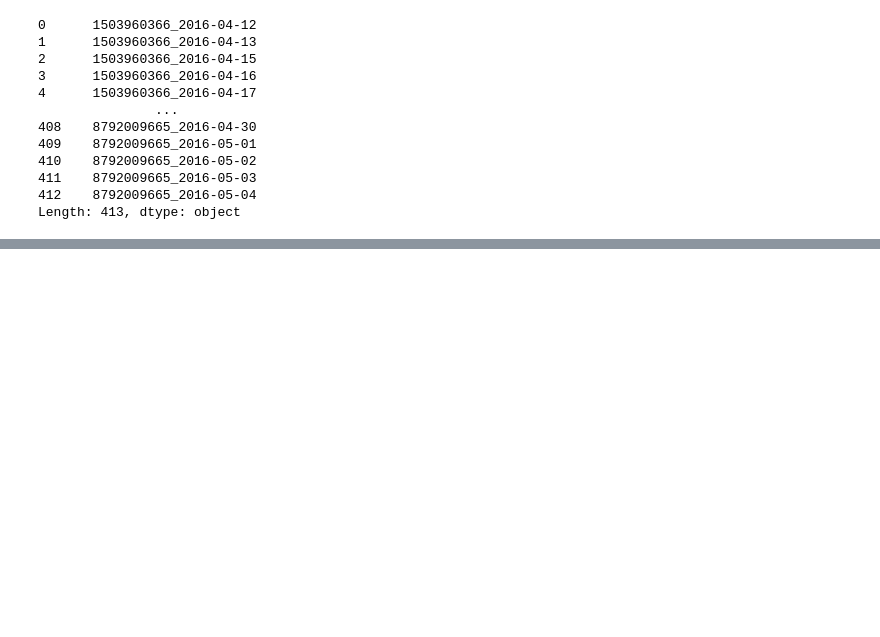
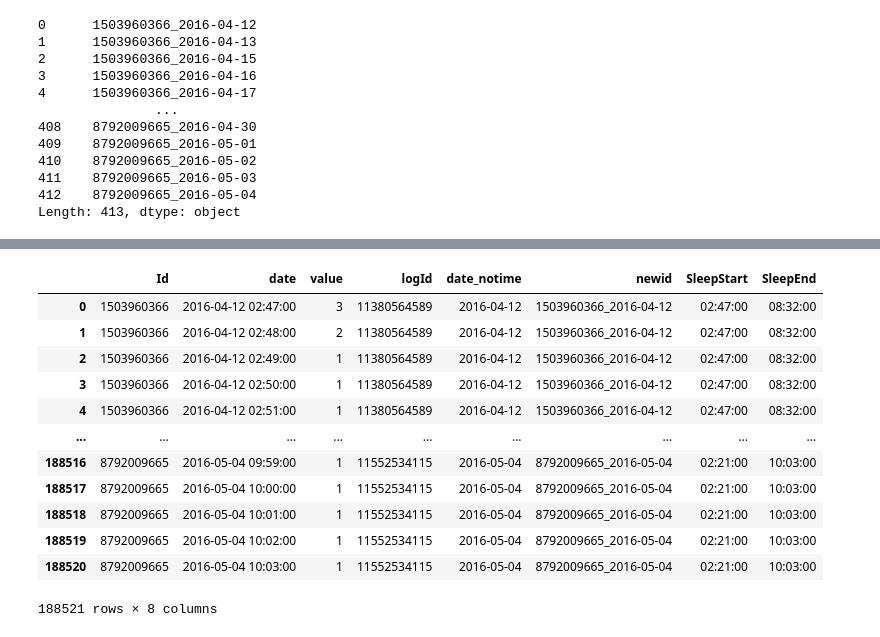
Before and after one commit to undeclairedchanges/exercise-and-sleep-analysis, a Jupyter notebook: Working-esa.ipynb, the cells around one changed output, grey strips where cells are left out. Drawn from its saved outputs; the diff is of its cells as text; code cells hidden in the pictures; blank space fills up the shorter version.

Commit message:
adds code to obtain the start and end of each day's sleep entry

```diff
--- a/Working-esa.ipynb
+++ b/Working-esa.ipynb
@@ -321,3 +323,8 @@ sleep = sleep.rename(columns= {0: "newid"})
 sleepmins = pd.concat([sleepmins, sleepmins_newid], axis = 1)
 # %%
 sleepmins = sleepmins.rename(columns= {0: "newid"})
+# %%
+#finding out earliest and latest minute of sleep for each day
+#(i.e. the time they fell asleep and time they woke up)
+start_end = sleepmins.groupby('newid')['date'].agg(['min', 'max'])
+start_end
@@ -323,0 +346,6 @@ sleepmins = sleepmins.rename(columns= {0: "newid"})
+# %%
+start_end['min'] = start_end['min'].dt.strftime("%H:%M:%S")
+# %%
+start_end['max'] = start_end['max'].dt.strftime("%H:%M:%S")
+# %%
+start_end = start_end.rename(columns = {'min':'SleepStart', 'max': 'SleepEnd'})
@@ -323,0 +369,18 @@ sleepmins = sleepmins.rename(columns= {0: "newid"})
+# %%
+#merging sleepmins and start_end together
+sleepmins = pd.merge(sleepmins, start_end, on= 'newid')
+sleepmins
+# %% [output]
+|  | Id | date | value | logId | date_notime | newid | SleepStart | SleepEnd |
+| 0 | 1503960366 | 2016-04-12 02:47:00 | 3 | 11380564589 | 2016-04-12 | 1503960366_2016-04-12 | 02:47:00 | 08:32:00 |
+| 1 | 1503960366 | 2016-04-12 02:48:00 | 2 | 11380564589 | 2016-04-12 | 1503960366_2016-04-12 | 02:47:00 | 08:32:00 |
+| 2 | 1503960366 | 2016-04-12 02:49:00 | 1 | 11380564589 | 2016-04-12 | 1503960366_2016-04-12 | 02:47:00 | 08:32:00 |
+| 3 | 1503960366 | 2016-04-12 02:50:00 | 1 | 11380564589 | 2016-04-12 | 1503960366_2016-04-12 | 02:47:00 | 08:32:00 |
+| 4 | 1503960366 | 2016-04-12 02:51:00 | 1 | 11380564589 | 2016-04-12 | 1503960366_2016-04-12 | 02:47:00 | 08:32:00 |
+| ... | ... | ... | ... | ... | ... | ... | ... | ... |
+| 188516 | 8792009665 | 2016-05-04 09:59:00 | 1 | 11552534115 | 2016-05-04 | 8792009665_2016-05-04 | 02:21:00 | 10:03:00 |
+| 188517 | 8792009665 | 2016-05-04 10:00:00 | 1 | 11552534115 | 2016-05-04 | 8792009665_2016-05-04 | 02:21:00 | 10:03:00 |
+| 188518 | 8792009665 | 2016-05-04 10:01:00 | 1 | 11552534115 | 2016-05-04 | 8792009665_2016-05-04 | 02:21:00 | 10:03:00 |
+| 188519 | 8792009665 | 2016-05-04 10:02:00 | 1 | 11552534115 | 2016-05-04 | 8792009665_2016-05-04 | 02:21:00 | 10:03:00 |
+| 188520 | 8792009665 | 2016-05-04 10:03:00 | 1 | 11552534115 | 2016-05-04 | 8792009665_2016-05-04 | 02:21:00 | 10:03:00 |
+188521 rows × 8 columns
```
Also changed, not shown: parts of 21 cells of this notebook.
